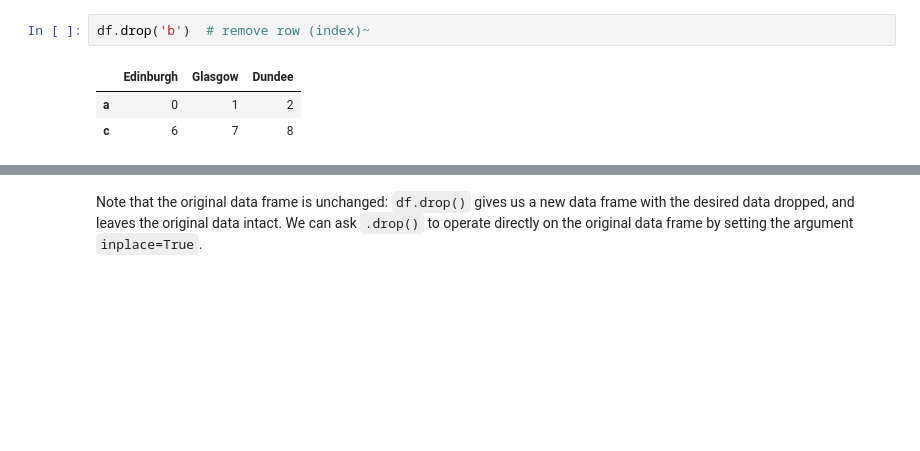
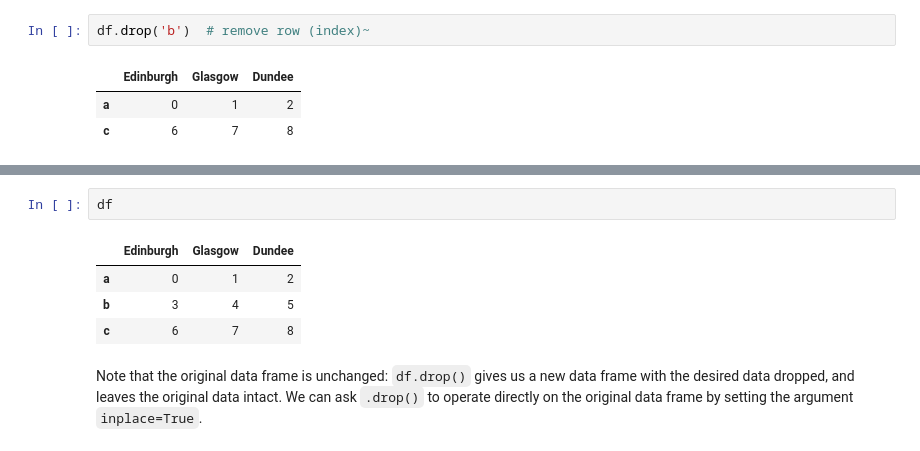
Before and after one commit to EFI-courses/representing-data-2526, a Jupyter notebook: Exercise-Set0/Introduction2Pandas.ipynb, the cells around one changed output, grey strips where cells are left out. Drawn from its saved outputs; the diff is of its cells as text; blank space fills up the shorter version.

```diff
--- a/Exercise-Set0/Introduction2Pandas.ipynb
+++ b/Exercise-Set0/Introduction2Pandas.ipynb
@@ -64,3 +76,10 @@ df.drop(['Dundee', 'Glasgow'], axis='columns')
+# %%
+df
+# %% [output]
+|  | Edinburgh | Glasgow | Dundee |
+| a | 0 | 1 | 2 |
+| b | 3 | 4 | 5 |
+| c | 6 | 7 | 8 |
 # %% [markdown]
 Note that the original data frame is unchanged: `df.drop()` gives us a new data frame with the desired data dropped, and leaves the original data intact. We can ask `.drop()` to operate directly on the original data frame by setting the argument `inplace=True`.
 # %%
```
Also changed, not shown: parts of 28 cells of this notebook.
